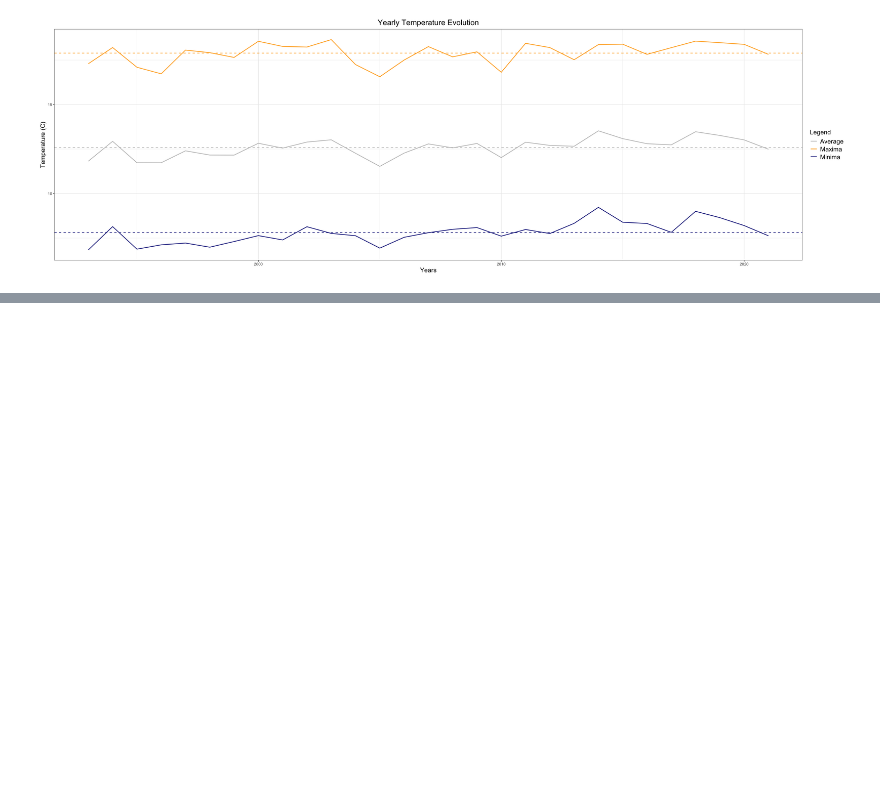
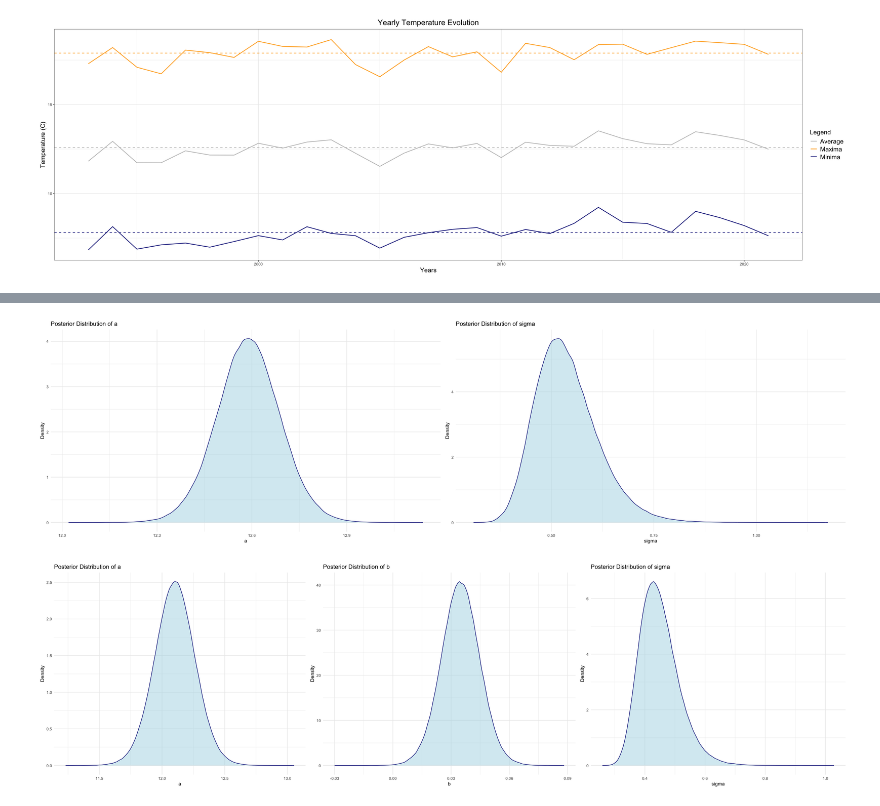
Before and after one commit to Lorycav/Weather_Statistical_Analysis_And_Forecasting, a Jupyter notebook: project.ipynb, the cells around one changed output, grey strips where cells are left out. Drawn from its saved outputs; the diff is of its cells as text; code cells hidden in the pictures; blank space fills up the shorter version.

```diff
--- a/project.ipynb
+++ b/project.ipynb
@@ -471,0 +448,13 @@ function(linear, fit_dataframe, x_fit_col = "x_fit", y_fit_col = "MED_mean") {
+# %%
+# Parametri per i modelli
+lin_model_file <- "lin_model.jags"
+lin_pars <- c("a", "b", "sigma")
+
+const_model_file <- "const_model.jags"
+const_pars <- c("a", "sigma")
+
+# Esempio di esecuzione della regressione per il modello lineare
+lin_chain <- regression(yearly_dataset, lin_model_file, lin_pars)
+
+# Esempio di esecuzione della regressione per il modello costante
+const_chain <- regression(yearly_dataset, const_model_file, const_pars)
@@ -471,0 +481,6 @@ function(linear, fit_dataframe, x_fit_col = "x_fit", y_fit_col = "MED_mean") {
+# %%
+density_plot(const_chain, 'constant')
+density_plot(lin_chain, 'linear')
+# %% [output]
+[figure, added]
+[figure, added]
```
Also changed, not shown: parts of 10 cells of this notebook, 3 other files.
